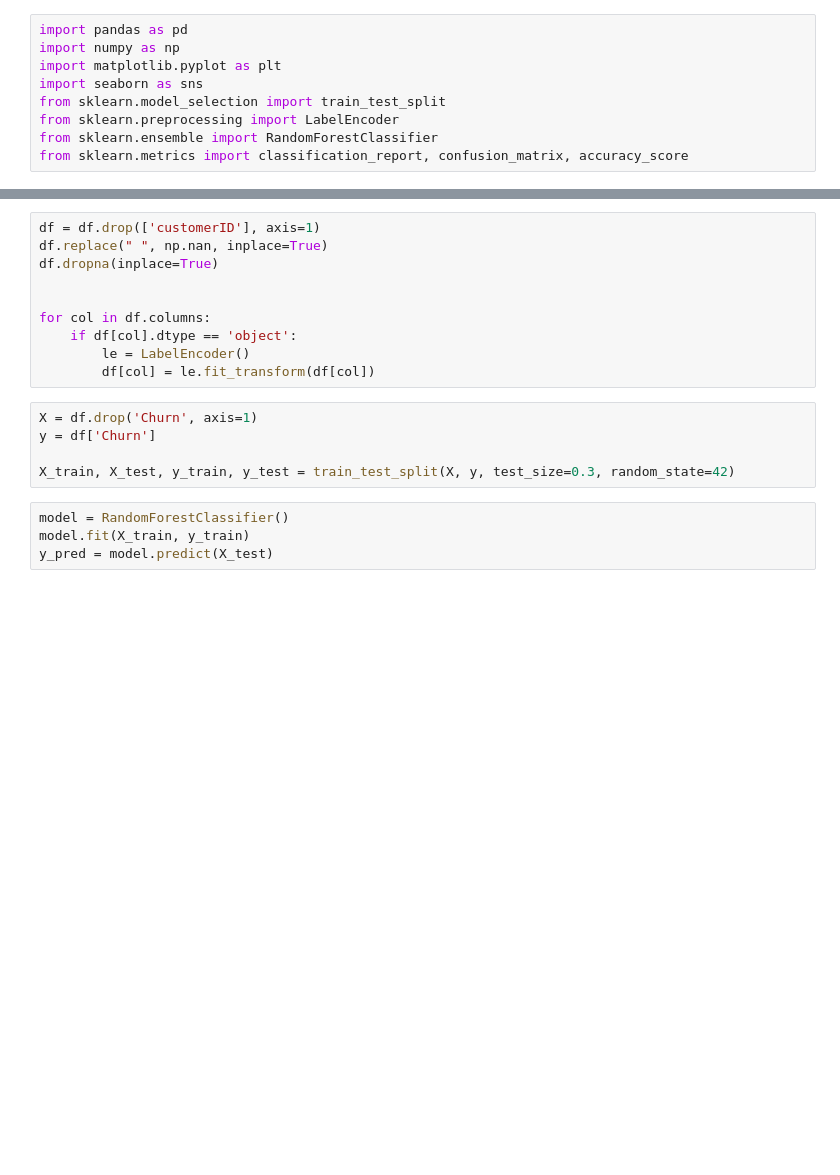
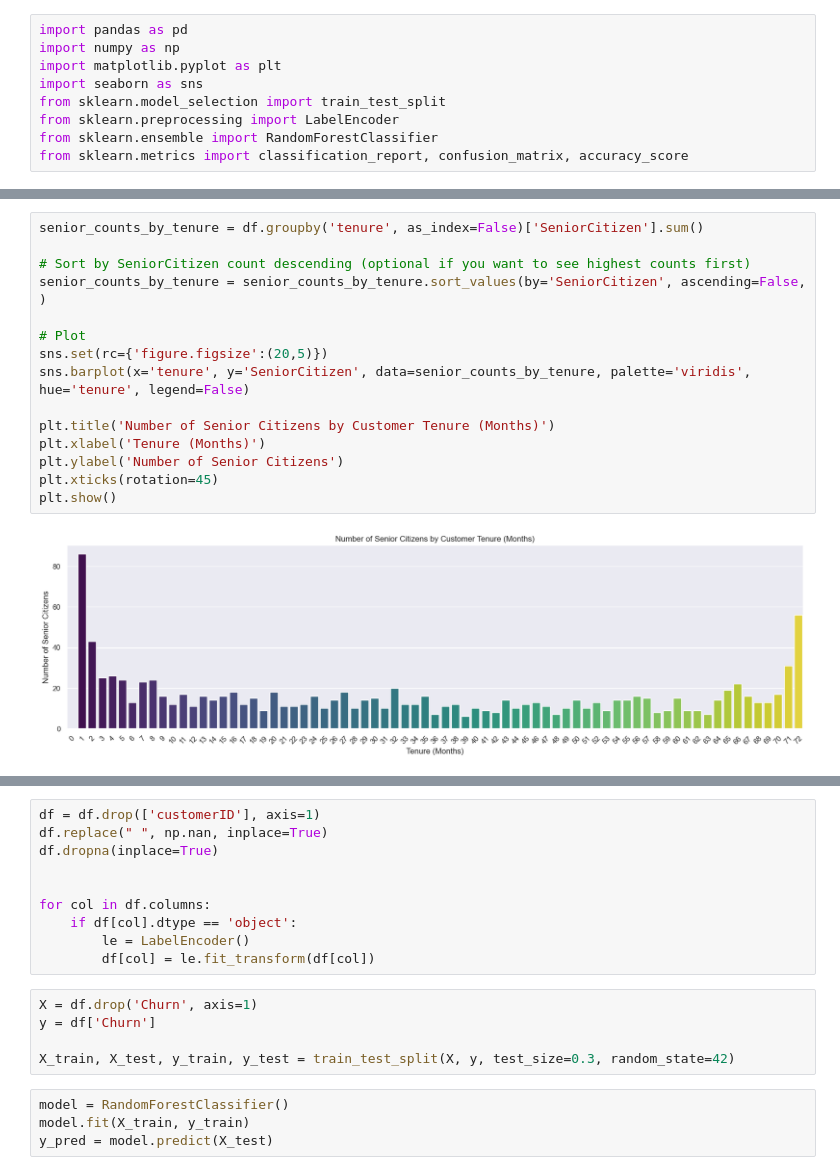
Before and after one commit to manan36chauhan/data_science_project, a Jupyter notebook: customer_churn_analysis.ipynb, the cells around one changed output, grey strips where cells are left out. Drawn from its saved outputs; the diff is of its cells as text; blank space fills up the shorter version.

```diff
--- a/customer_churn_analysis.ipynb
+++ b/customer_churn_analysis.ipynb
@@ -20,0 +99,17 @@ plt.show()
+# %%
+senior_counts_by_tenure = df.groupby('tenure', as_index=False)['SeniorCitizen'].sum()
+
+# Sort by SeniorCitizen count descending (optional if you want to see highest counts first)
+senior_counts_by_tenure = senior_counts_by_tenure.sort_values(by='SeniorCitizen', ascending=False, )
+
+# Plot
+sns.set(rc={'figure.figsize':(20,5)})
+sns.barplot(x='tenure', y='SeniorCitizen', data=senior_counts_by_tenure, palette='viridis', hue='tenure', legend=False)
+
+plt.title('Number of Senior Citizens by Customer Tenure (Months)')
+plt.xlabel('Tenure (Months)')
+plt.ylabel('Number of Senior Citizens')
+plt.xticks(rotation=45)
+plt.show()
+# %% [output]
+[figure, added]
```
Also changed, not shown: parts of 9 cells of this notebook.
